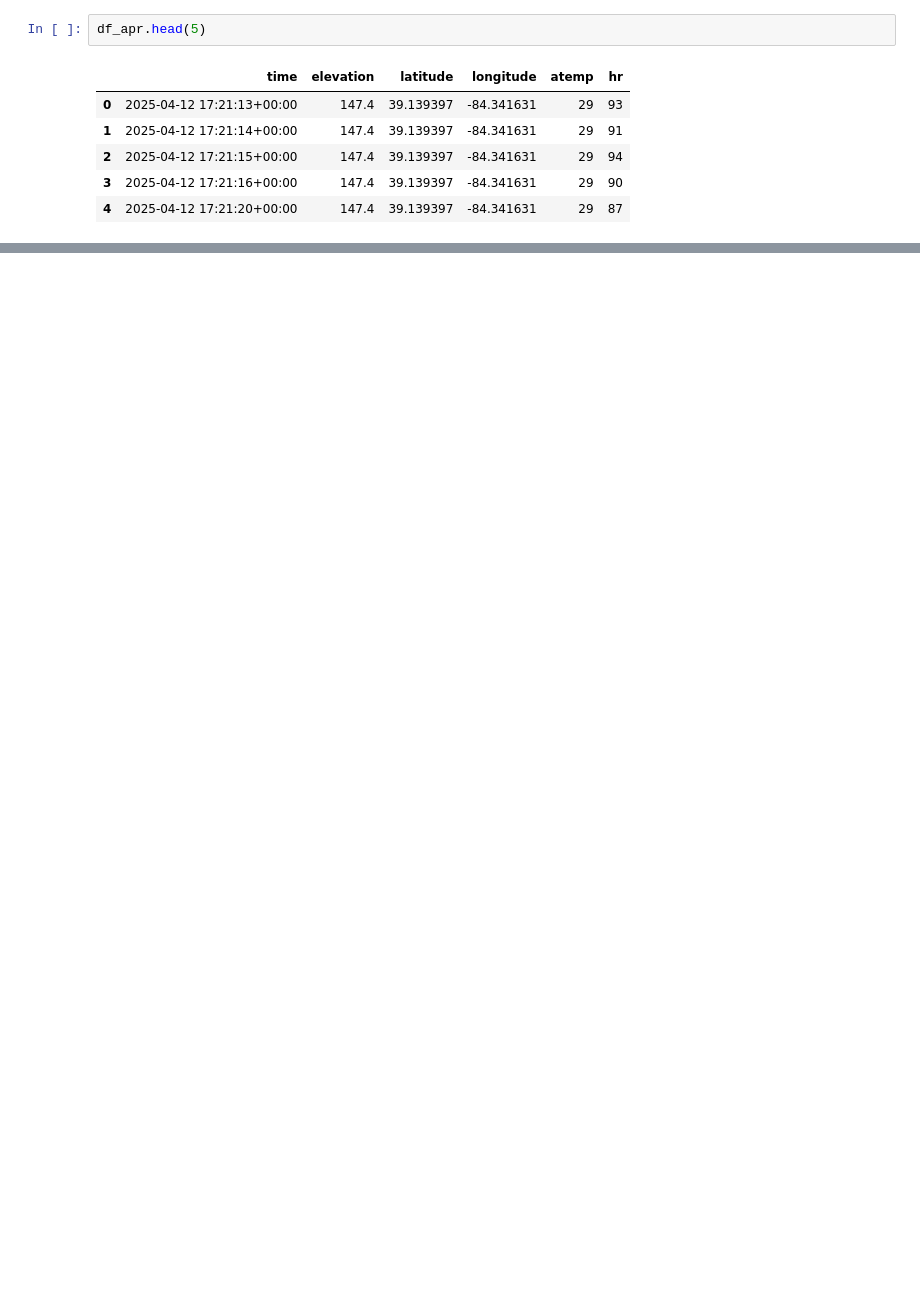
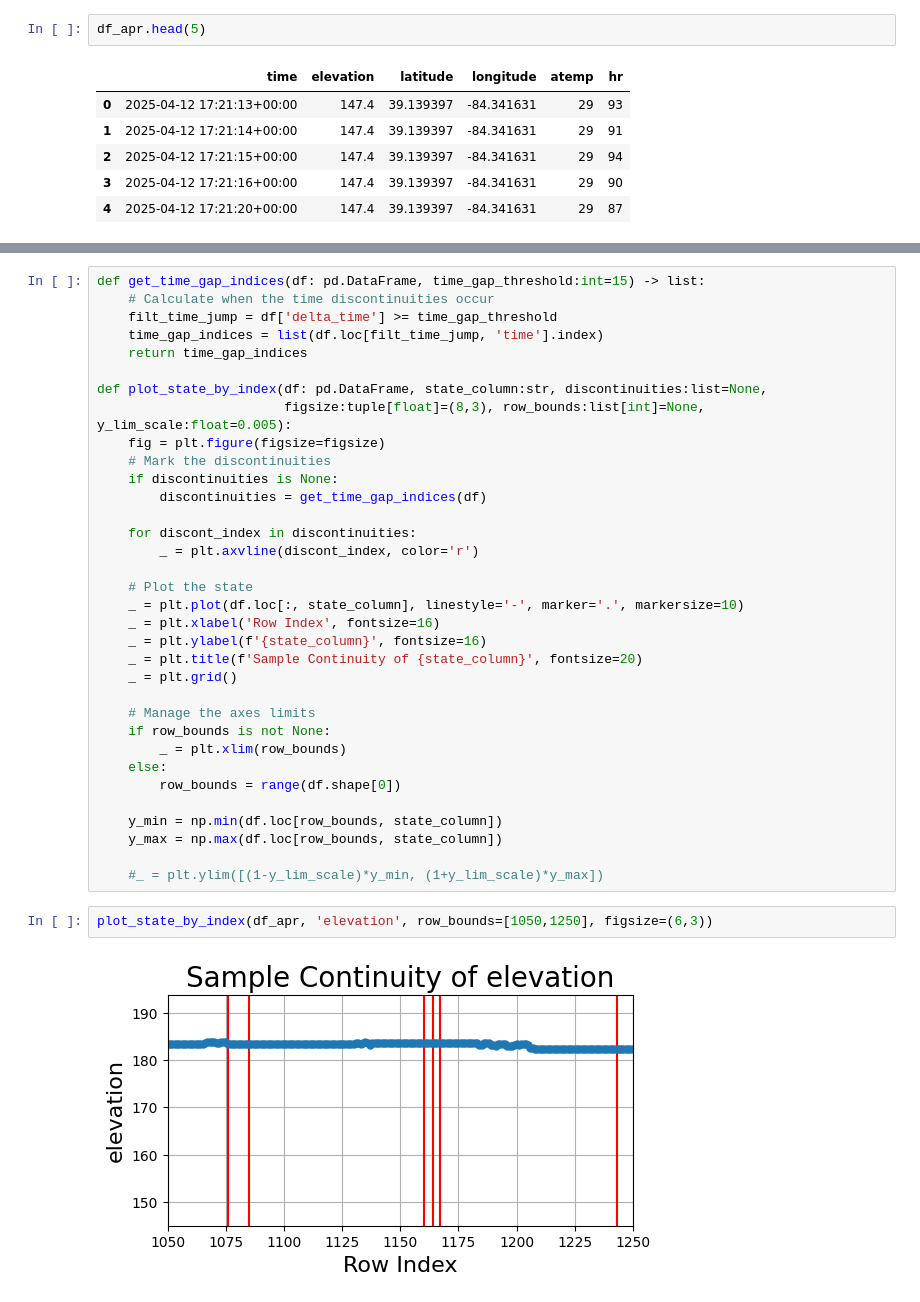
Before and after one commit to ericbauer55/bike-fitness-tracking, a Jupyter notebook: notebooks/0_EDA/1a_basic_features.ipynb, the cells around one changed output, grey strips where cells are left out. Drawn from its saved outputs; the diff is of its cells as text; blank space fills up the shorter version.

```diff
--- a/notebooks/0_EDA/1a_basic_features.ipynb
+++ b/notebooks/0_EDA/1a_basic_features.ipynb
@@ -53,0 +167,38 @@ df_apr.head(5)
+# %%
+def get_time_gap_indices(df: pd.DataFrame, time_gap_threshold:int=15) -> list:
+    # Calculate when the time discontinuities occur
+    filt_time_jump = df['delta_time'] >= time_gap_threshold
+    time_gap_indices = list(df.loc[filt_time_jump, 'time'].index)
+    return time_gap_indices
+
+def plot_state_by_index(df: pd.DataFrame, state_column:str, discontinuities:list=None,
+                        figsize:tuple[float]=(8,3), row_bounds:list[int]=None, y_lim_scale:float=0.005):
+    fig = plt.figure(figsize=figsize)
+    # Mark the discontinuities
+    if discontinuities is None:
+        discontinuities = get_time_gap_indices(df)
+
+    for discont_index in discontinuities:
+        _ = plt.axvline(discont_index, color='r')
+
+    # Plot the state
+    _ = plt.plot(df.loc[:, state_column], linestyle='-', marker='.', markersize=10)
+    _ = plt.xlabel('Row Index', fontsize=16)
+    _ = plt.ylabel(f'{state_column}', fontsize=16)
+    _ = plt.title(f'Sample Continuity of {state_column}', fontsize=20)
+    _ = plt.grid()
+
+    # Manage the axes limits
+    if row_bounds is not None:
+        _ = plt.xlim(row_bounds)
+    else:
+        row_bounds = range(df.shape[0])
+
+    y_min = np.min(df.loc[row_bounds, state_column])
+    y_max = np.max(df.loc[row_bounds, state_column])
+
+    #_ = plt.ylim([(1-y_lim_scale)*y_min, (1+y_lim_scale)*y_max])
+# %%
+plot_state_by_index(df_apr, 'elevation', row_bounds=[1050,1250], figsize=(6,3))
+# %% [output]
+[figure, added]
```
Also changed, not shown: parts of 18 cells of this notebook.
